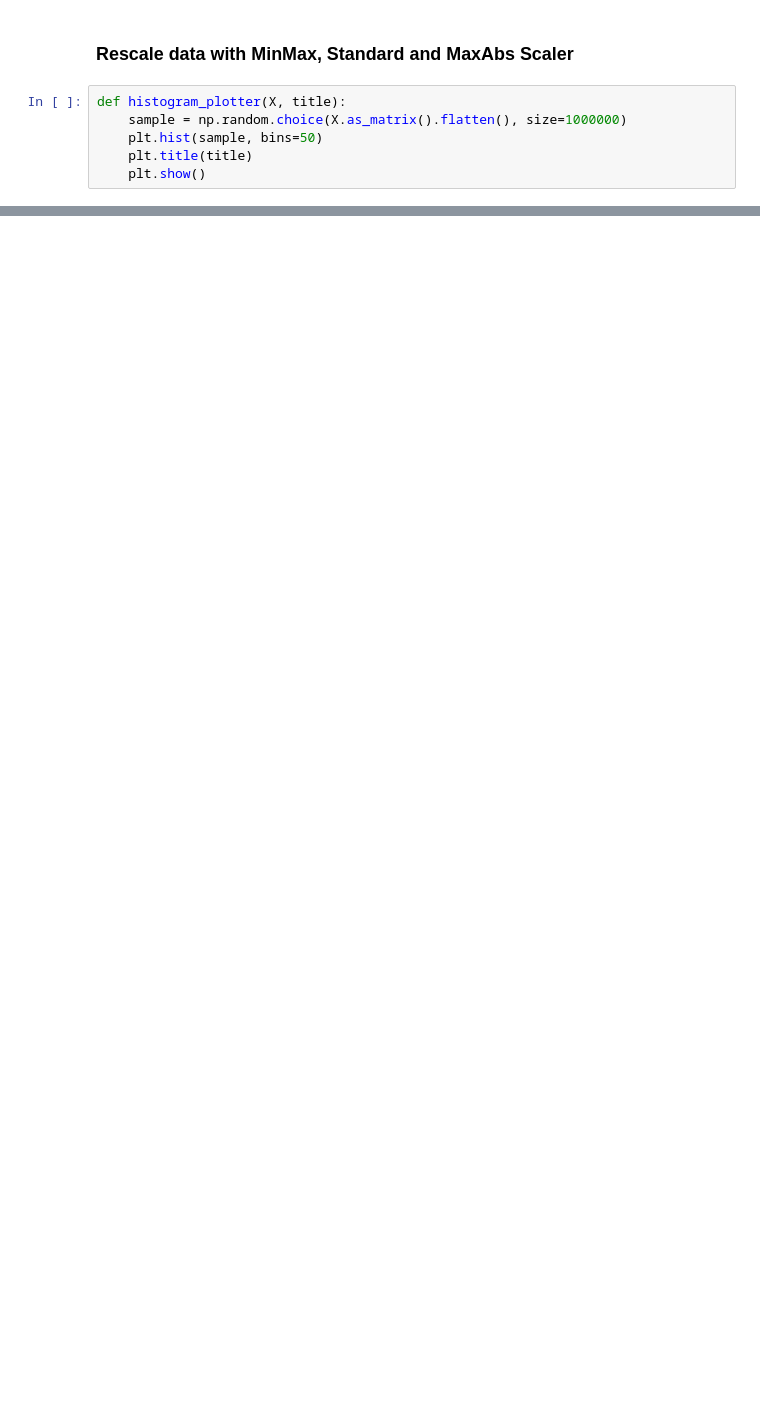
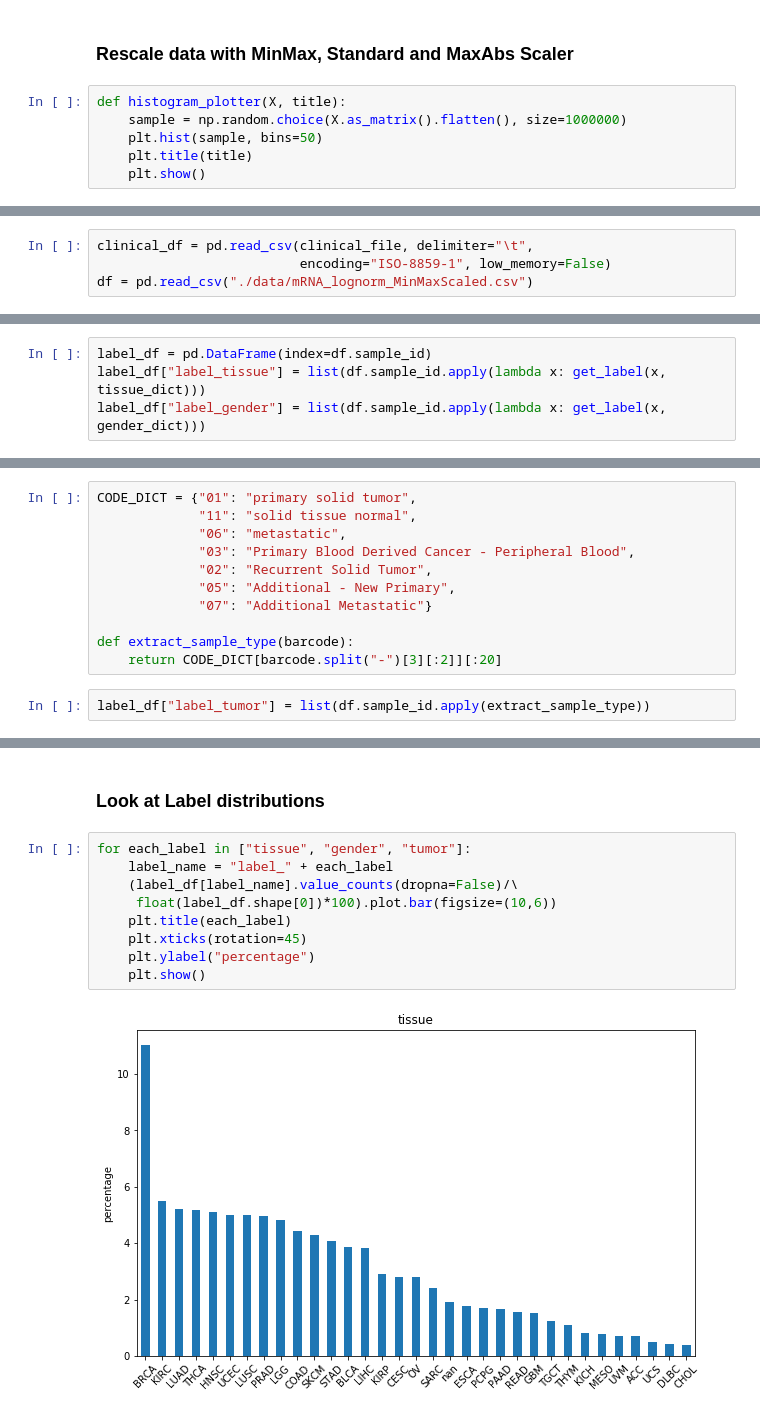
Before and after one commit to jvivian/DeepTCGA, a Jupyter notebook: Preprocessing.ipynb, the cells around one changed output, grey strips where cells are left out. Drawn from its saved outputs; the diff is of its cells as text; blank space fills up the shorter version.

Commit message:
sanitize labeling in preprocessing

```diff
--- a/Preprocessing.ipynb
+++ b/Preprocessing.ipynb
@@ -272,0 +131,4 @@ plt.show()
+# %%
+clinical_df = pd.read_csv(clinical_file, delimiter="\t",
+                          encoding="ISO-8859-1", low_memory=False)
+df = pd.read_csv("./data/mRNA_lognorm_MinMaxScaled.csv")
@@ -272,0 +138,4 @@ plt.show()
+# %%
+label_df = pd.DataFrame(index=df.sample_id)
+label_df["label_tissue"] = list(df.sample_id.apply(lambda x: get_label(x, tissue_dict)))
+label_df["label_gender"] = list(df.sample_id.apply(lambda x: get_label(x, gender_dict)))
@@ -272,0 +145,13 @@ plt.show()
+# %%
+CODE_DICT = {"01": "primary solid tumor",
+             "11": "solid tissue normal",
+             "06": "metastatic",
+             "03": "Primary Blood Derived Cancer - Peripheral Blood",
+             "02": "Recurrent Solid Tumor",
+             "05": "Additional - New Primary",
+             "07": "Additional Metastatic"}
+
+def extract_sample_type(barcode):
+    return CODE_DICT[barcode.split("-")[3][:2]][:20]
+# %%
+label_df["label_tumor"] = list(df.sample_id.apply(extract_sample_type))
@@ -272,0 +169,13 @@ plt.show()
+# %% [markdown]
+### Look at Label distributions
+# %%
+for each_label in ["tissue", "gender", "tumor"]:
+    label_name = "label_" + each_label
+    (label_df[label_name].value_counts(dropna=False)/\
+     float(label_df.shape[0])*100).plot.bar(figsize=(10,6))
+    plt.title(each_label)
+    plt.xticks(rotation=45)
+    plt.ylabel("percentage")
+    plt.show()
+# %% [output]
+[figure, added]
```
Also changed, not shown: parts of 46 cells of this notebook.
